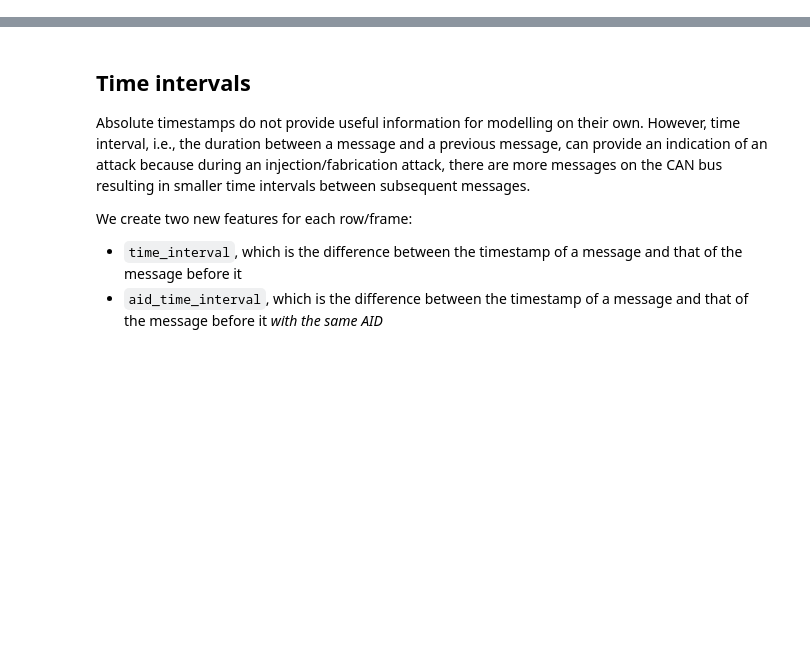
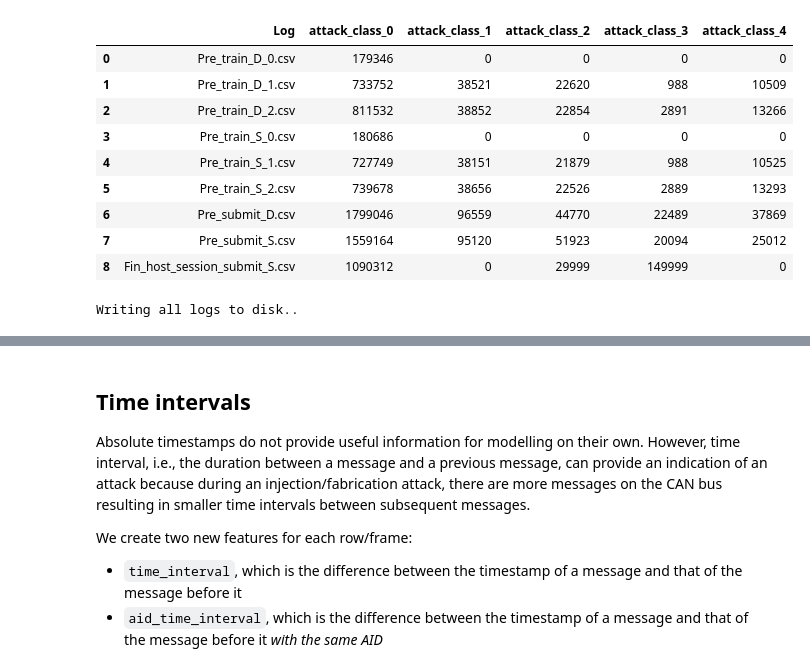
Before and after one commit to ahlashkari/VehCANSigLyzer, a Jupyter notebook: vehcansiglyzer.ipynb, the cells around one changed output, grey strips where cells are left out. Cells and saved outputs as stored; diff of their text form; code cells hidden in the pictures; blank space fills up the shorter version.

```diff
--- a/vehcansiglyzer.ipynb
+++ b/vehcansiglyzer.ipynb
@@ -217,17 +226,0 @@ for lname in simulated_attack_lnames:
-# %%
-# Save as CSV
-
-print("Writing benign logs to disk..")
-for i in tqdm(range(len(benign_lnames))):
-    lname = benign_lnames[i]
-    dfs_benign[lname].to_csv("output/CSV_Raw_Binary/" + lname.rstrip(".log") + ".csv", index=False, index_label=False)
-
-print("Writing real attack logs to disk..")
-for i in tqdm(range(len(attack_lnames))):
-    lname = attack_lnames[i]
-    dfs_attack[lname].to_csv("output/CSV_Raw_Binary/" + lname.rstrip(".log") + ".csv", index=False, index_label=False)
-
-print("Writing simulated attack logs to disk..")
-for i in tqdm(range(len(simulated_attack_lnames))):
-    lname = simulated_attack_lnames[i]
-    dfs_simulated_attack[lname].to_csv("output/CSV_Raw_Binary/" + lname.rstrip(".log") + ".csv", index=False, index_label=False)
@@ -236,0 +246,37 @@ These datasets have columns `timestamp`, `arbitration_id`, `data_0`, `data_1`, .
+# %%
+# Breakdown of different attack types in each log
+
+attack_class_summary = []
+
+for lname in lnames:
+    counts = dfs[lname]['attack_class'].value_counts().sort_index()
+    row = {'Log': lname}
+    for cls, cnt in counts.items():
+        row[f'attack_class_{cls}'] = cnt
+    attack_class_summary.append(row)
+
+attack_class_summary_df = pd.DataFrame(attack_class_summary)
+# Convert all attack_class columns to integers
+attack_class_cols = [col for col in attack_class_summary_df.columns if col.startswith('attack_class_')]
+attack_class_summary_df[attack_class_cols] = attack_class_summary_df[attack_class_cols].fillna(0).astype(int)
+display(attack_class_summary_df)
+# %% [output]
+|  | Log | attack_class_0 | attack_class_1 | attack_class_2 | attack_class_3 | attack_class_4 |
+| 0 | Pre_train_D_0.csv | 179346 | 0 | 0 | 0 | 0 |
+| 1 | Pre_train_D_1.csv | 733752 | 38521 | 22620 | 988 | 10509 |
+| 2 | Pre_train_D_2.csv | 811532 | 38852 | 22854 | 2891 | 13266 |
+| 3 | Pre_train_S_0.csv | 180686 | 0 | 0 | 0 | 0 |
+| 4 | Pre_train_S_1.csv | 727749 | 38151 | 21879 | 988 | 10525 |
+| 5 | Pre_train_S_2.csv | 739678 | 38656 | 22526 | 2889 | 13293 |
+| 6 | Pre_submit_D.csv | 1799046 | 96559 | 44770 | 22489 | 37869 |
+| 7 | Pre_submit_S.csv | 1559164 | 95120 | 51923 | 20094 | 25012 |
+| 8 | Fin_host_session_submit_S.csv | 1090312 | 0 | 29999 | 149999 | 0 |
+# %%
+# Save as CSV
+
+print("Writing all logs to disk..")
+for i in tqdm(range(len(lnames))):
+    lname = lnames[i]
+    dfs[lname].to_csv("output/CSV_Raw_Multiclass/" + lname, index=False)
+# %% [output]
+Writing all logs to disk..
```
Also changed, not shown: parts of 114 cells of this notebook.
